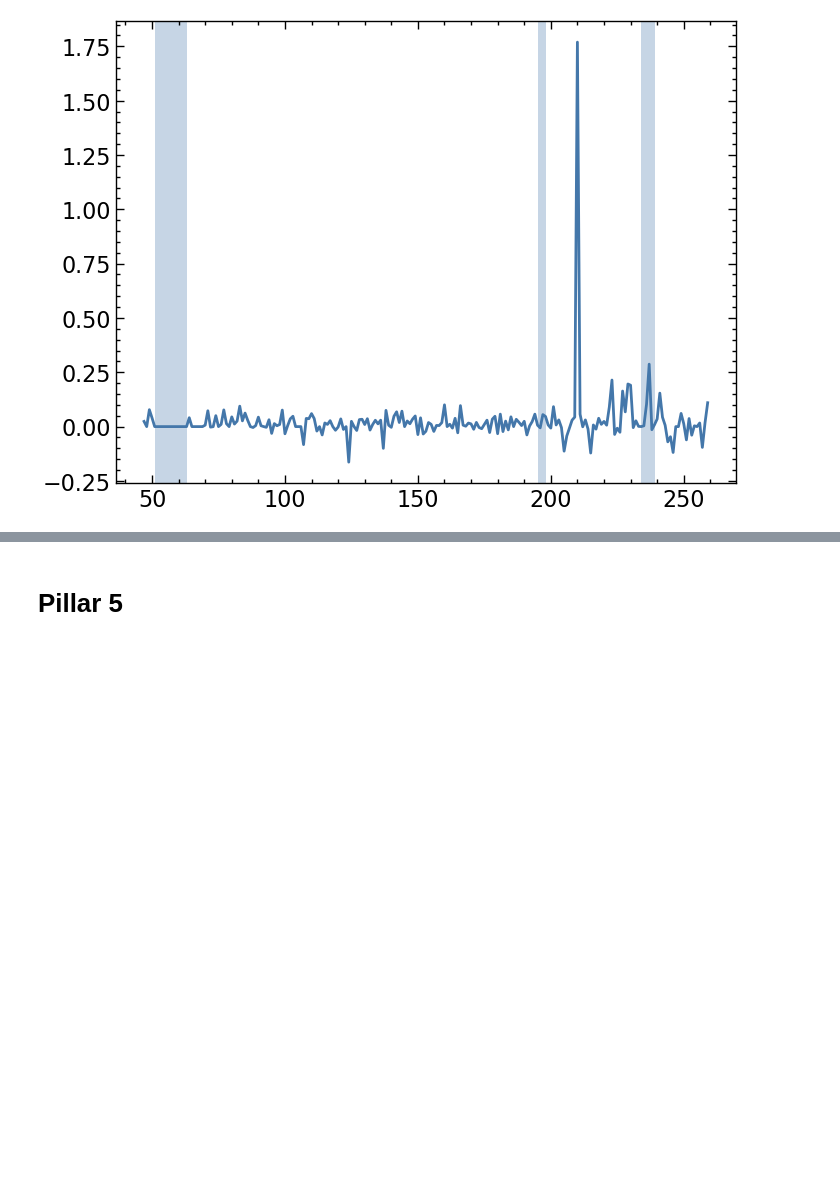
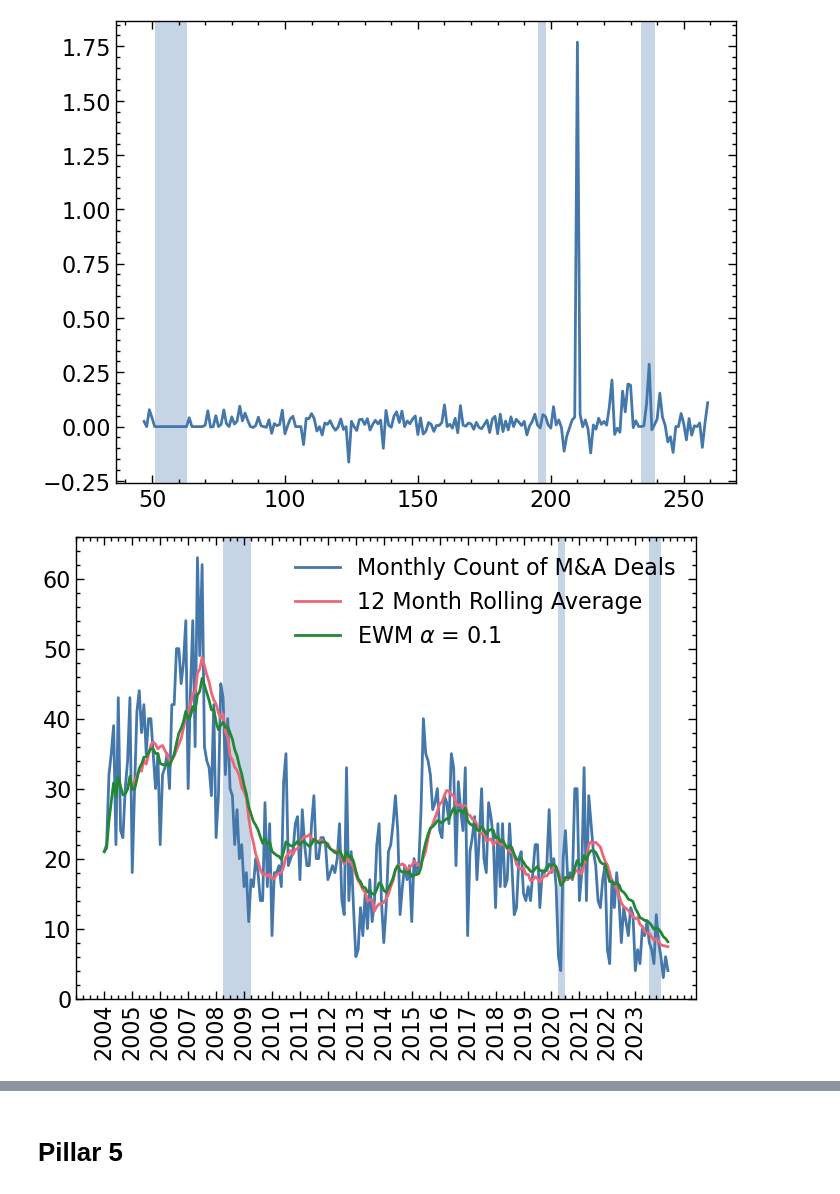
Before and after one commit to aycannon/diss, a Jupyter notebook: Compiled Indicator.ipynb, the cells around one changed output, grey strips where cells are left out. Drawn from its saved outputs; the diff is of its cells as text; code cells hidden in the pictures; blank space fills up the shorter version.

```diff
--- a/Compiled Indicator.ipynb
+++ b/Compiled Indicator.ipynb
@@ -225,0 +229,17 @@ plt.axvspan(234, 239, alpha = 0.3, label = '2023 Recession')
+# %%
+MA.head()
+MA['12count'] = MA['Deal Count'].rolling(12).mean()
+
+MA['count_ewm'] = MA['Deal Count'].ewm(alpha = 0.1).mean()
+
+plt.plot(MA['Deal Count'], label = 'Monthly Count of M&A Deals')
+plt.plot(MA['12count'], label = '12 Month Rolling Average')
+plt.plot(MA['count_ewm'], label = r'EWM $\alpha$ = 0.1')
+plt.axvspan(51, 63, alpha = 0.3)
+plt.axvspan(195, 198, alpha = 0.3)
+plt.axvspan(234, 239, alpha = 0.3)
+plt.xticks(january_indices, labels = years, rotation = 'vertical')
+plt.legend(loc = 'upper right')
+plt.show()
+# %% [output]
+[figure, added]
```
Also changed, not shown: parts of 14 cells of this notebook.
